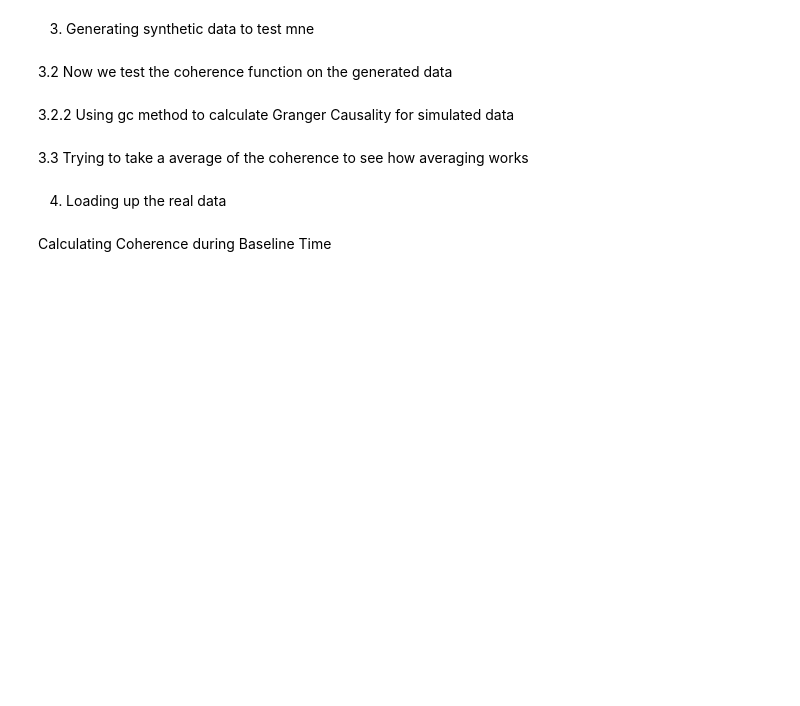
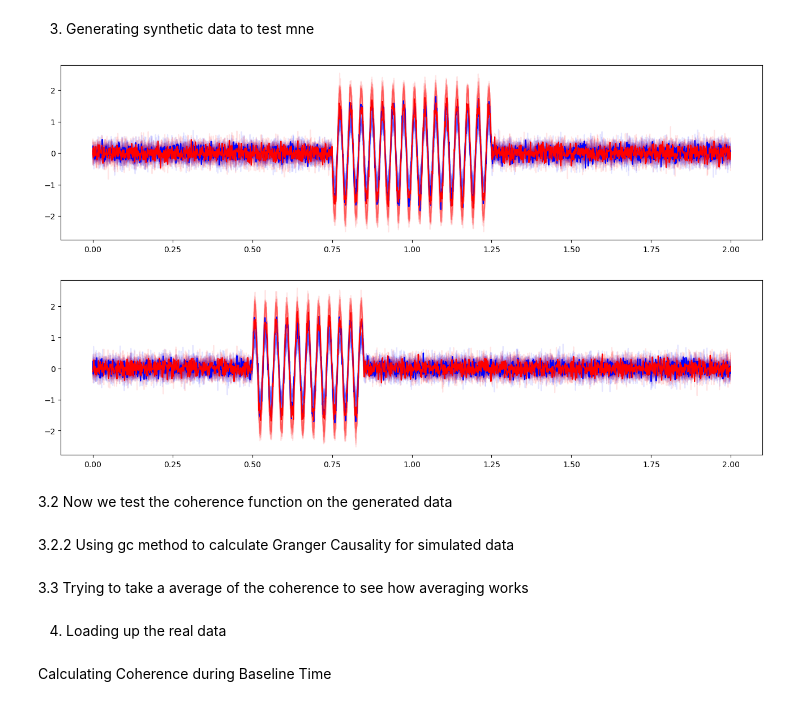
Before and after one commit to namanagrawal97/cpl_analysis_naman, a Jupyter notebook: 03_coherence_using_mne.ipynb, the cells around one changed output. Drawn from its saved outputs; the diff is of its cells as text; code cells hidden in the pictures; blank space fills up the shorter version.

Commit message:
Power through epochs

```diff
--- a/03_coherence_using_mne.ipynb
+++ b/03_coherence_using_mne.ipynb
@@ -22,32 +24,35 @@ importlib.reload(spectrogram_plotting_functions)
 # %% [markdown]
 3. Generating synthetic data to test mne
 # %%
-##Defining a function that takes the time, sampling frequency, and frequency of the oscillation and returns a epoch of generated LFP data
+## Defining a function that takes the time, sampling frequency, and frequency of the oscillation and returns a epoch of generated LFP data
 
 def generate_epoch(end_time, fs, osc_freq, osc_time_start, osc_time_end):
 
     times = np.arange(0, end_time, 1/fs)
 
     osc = np.sin(2 * np.pi * times[:] * osc_freq)[osc_time_start:osc_time_end]
     trials = 10
     epochs = np.empty((trials, 2, len(times)))
     plt.figure(figsize=(16,4))
 
     for trial in range(0, trials):
         lfp1 = np.random.normal(0, .2, size=times.shape)
         lfp2 = np.random.normal(0, .2, size=times.shape)
         lfp1[osc_time_start:osc_time_end] += osc
-        lfp2[osc_time_start:osc_time_end] += osc
+        lfp2[osc_time_start:osc_time_end] += 2 * osc  # Different amplitude for lfp2
         epochs[trial, 0, :] = lfp1
         epochs[trial, 1, :] = lfp2
         plt.plot(times, lfp1, label='lfp1', color='blue', alpha=0.1)
         plt.plot(times, lfp2, label='lfp2', color='red', alpha=0.1)
     plt.plot(times, np.mean(epochs[0,:,:], axis=0), color='blue', label='lfp1')
     plt.plot(times, np.mean(epochs[1,:,:], axis=0), color='red',label='lfp2')
     return epochs, times
 
-thirty_epoch, thirty_times=generate_epoch(2, 1000, 30, 750, 1250)
-ten_epoch,ten_times=generate_epoch(2, 1000, 30, 500, 850)
+thirty_epoch, thirty_times = generate_epoch(2, 1000, 30, 750, 1250)
+ten_epoch, ten_times = generate_epoch(2, 1000, 30, 500, 850)
+# %% [output]
+[figure, added]
+[figure, added]
 # %% [markdown]
 3.2 Now we test the coherence function on the generated data
 # %%
```
Also changed, not shown: parts of 1 cell of this notebook, 1 other file.
